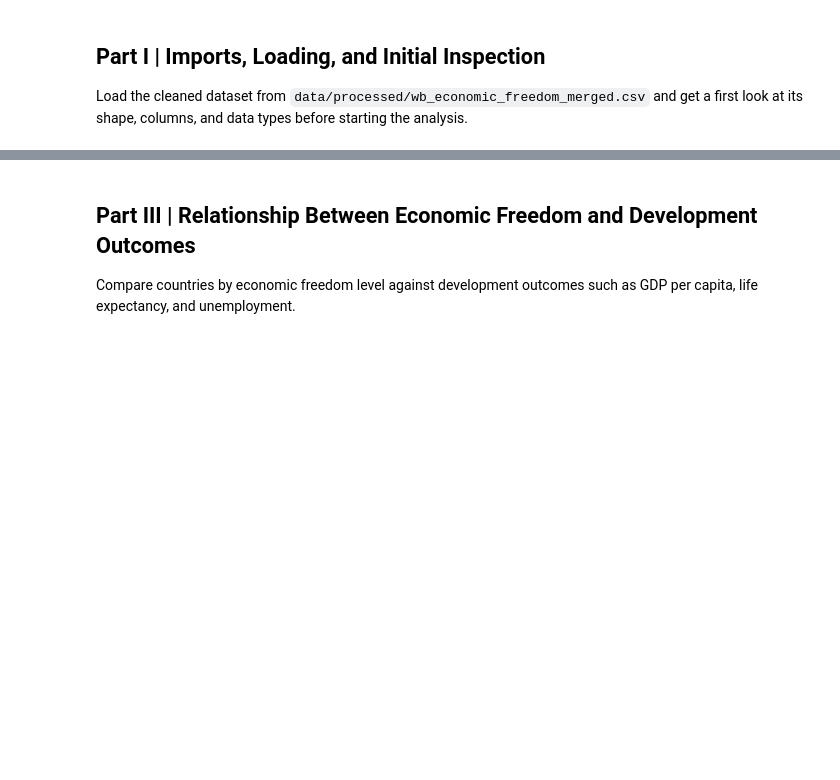
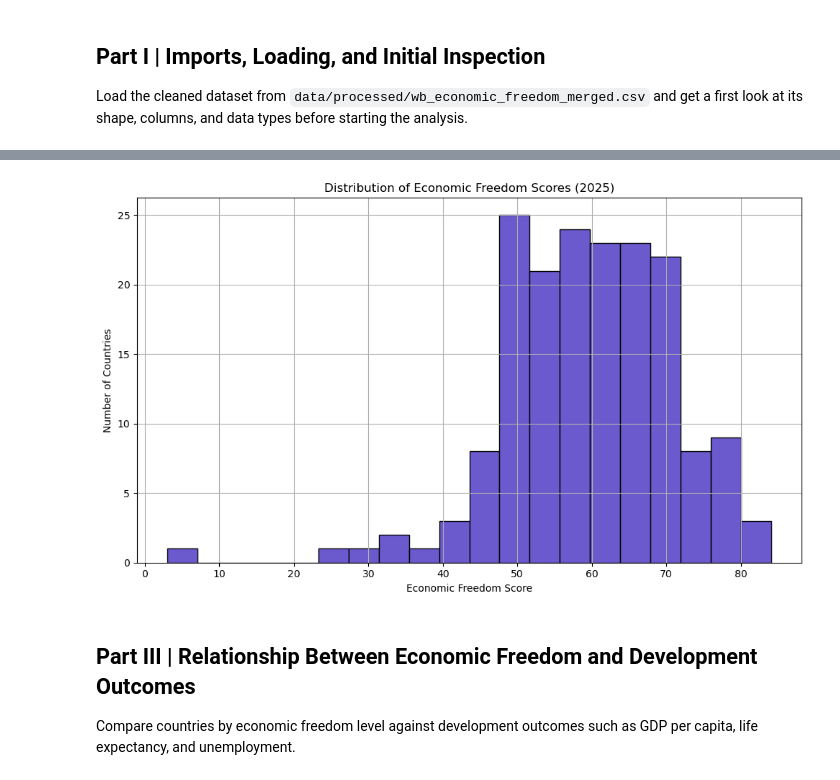
Before and after one commit to ValentimPiazera/wb-economic-freedom, a Jupyter notebook: notebooks/II-analysis.ipynb, the cells around one changed output, grey strips where cells are left out. Saved outputs shown, nothing was run; the diff lists cells and outputs as text; code cells hidden in the pictures; blank space fills up the shorter version.

```diff
--- a/notebooks/II-analysis.ipynb
+++ b/notebooks/II-analysis.ipynb
@@ -53,0 +172,12 @@ Explore how key indicators, both development outcomes and economic freedom score
+# %%
+plt.figure(figsize=(10, 6))
+df[df["Year"] == latest_year]["Overall Score"].hist(
+    bins=20, color="slateblue", edgecolor="black"
+)
+plt.xlabel("Economic Freedom Score")
+plt.ylabel("Number of Countries")
+plt.title(f"Distribution of Economic Freedom Scores ({latest_year})")
+plt.tight_layout()
+plt.show()
+# %% [output]
+[figure, added]
```
Also changed, not shown: parts of 13 cells of this notebook, 5 other files.
